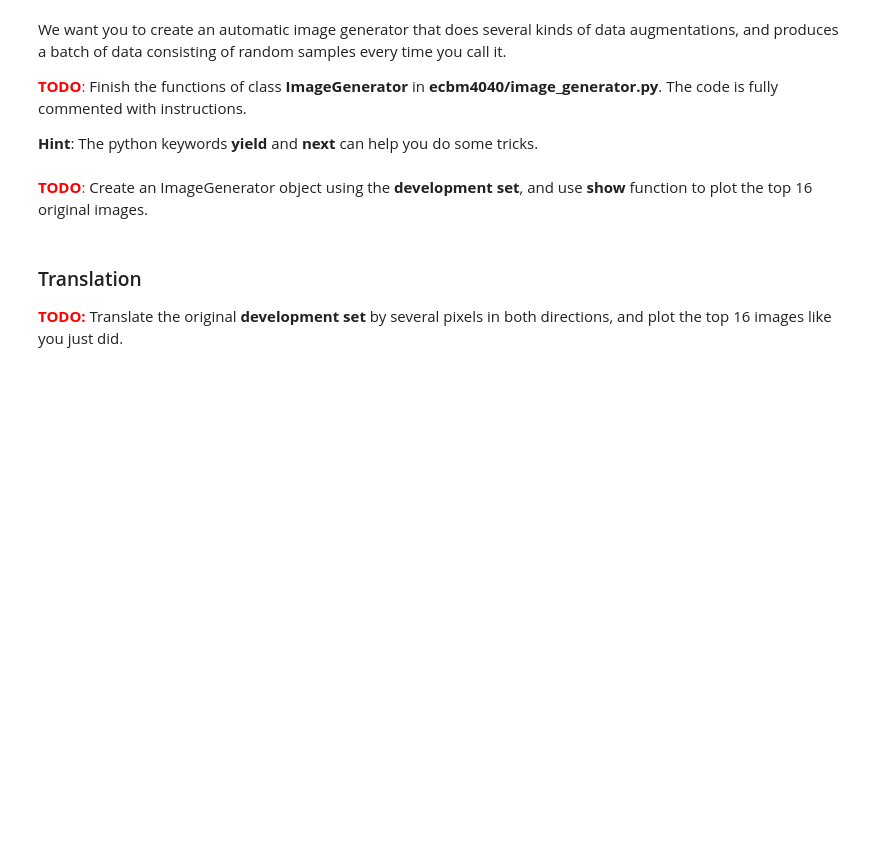
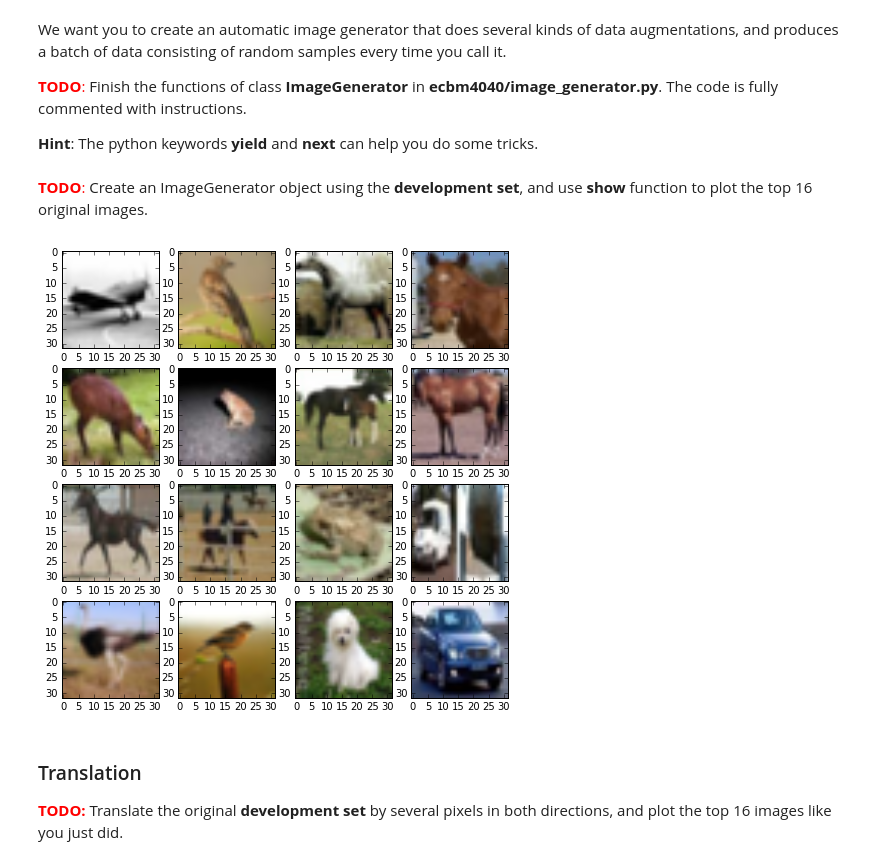
Before and after one commit to saipavan21/F_2017, a Jupyter notebook: nndl/assignment2_nndl/task4-augmentation.ipynb, the cells around one changed output. Cells and saved outputs as stored; diff of their text form; code cells hidden in the pictures; blank space fills up the shorter version.

```diff
--- a/nndl/assignment2_nndl/task4-augmentation.ipynb
+++ b/nndl/assignment2_nndl/task4-augmentation.ipynb
@@ -63,3 +78,11 @@ from ecbm4040.image_generator import ImageGenerator
+# %%
+# YOUR CODE HERE
+X_dev_reshape = np.reshape(X_dev, (X_dev.shape[0], 3,32,32))
+X_dev_reshape = np.transpose(X_dev_reshape, (0,2,3,1))
+dev_imagegenerator = ImageGenerator(X_dev_reshape, y_dev)
+dev_imagegenerator.show()
+# %% [output]
+[figure, added]
 # %% [markdown]
 ### Translation
 
```
Also changed, not shown: parts of 6 cells of this notebook, 1 other file.
